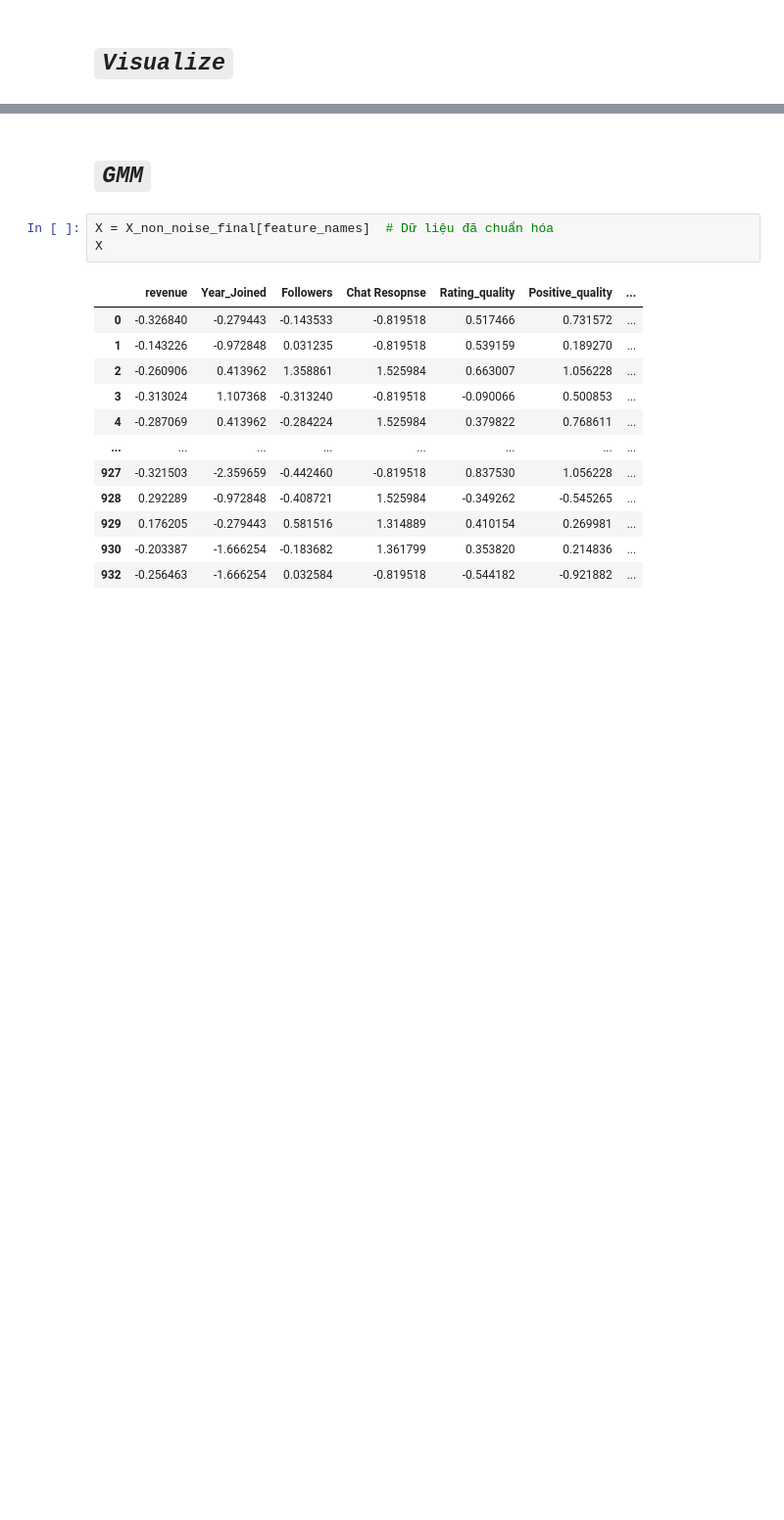
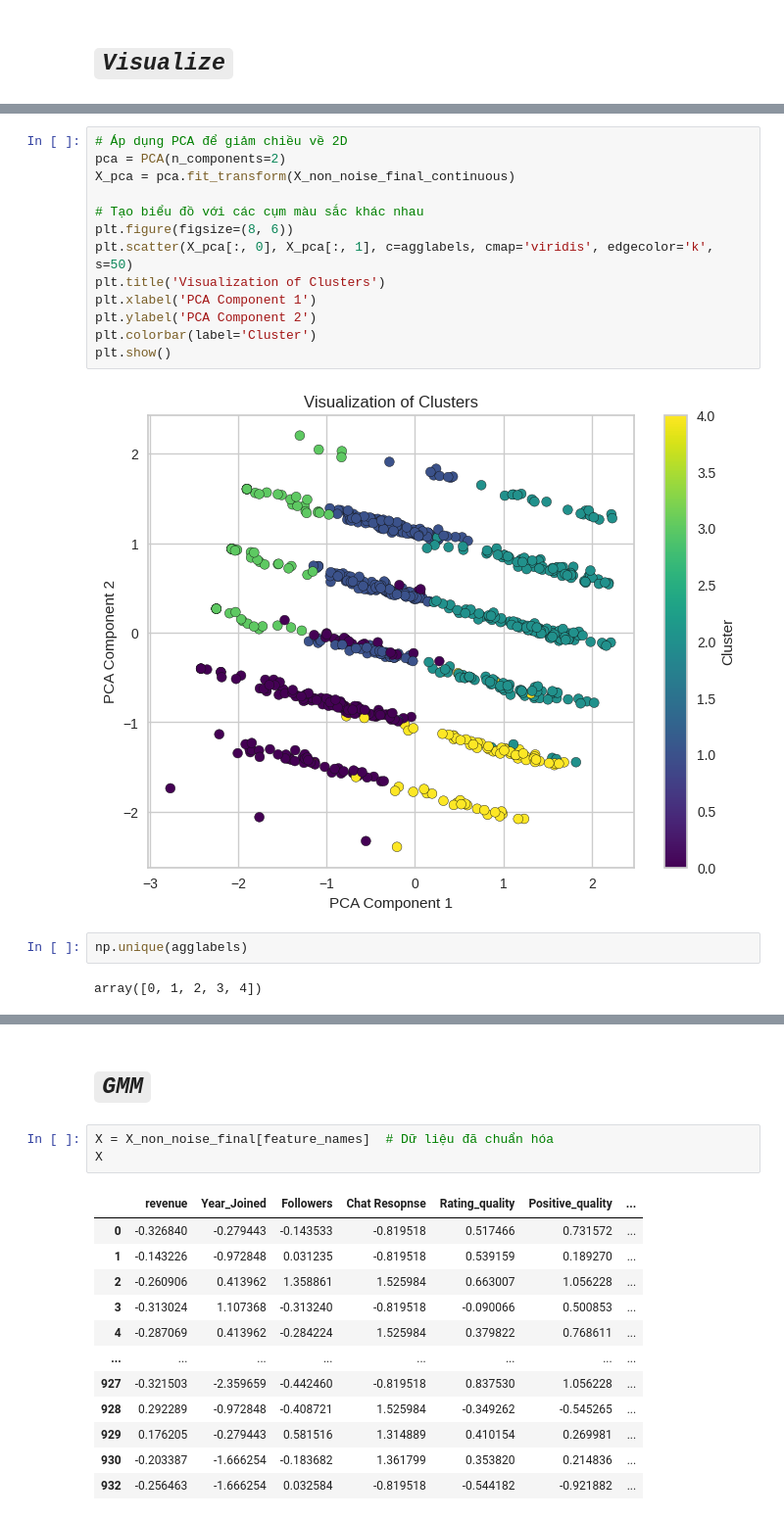
Before and after one commit to vdat-18/E-Commerce-Data-Analysis, a Jupyter notebook: Code/Data_Analysis_(Tiki).ipynb, the cells around one changed output, grey strips where cells are left out. Shown at 98% size. Drawn from its saved outputs; the diff is of its cells as text; blank space fills up the shorter version.

```diff
--- a/Code/Data_Analysis_(Tiki).ipynb
+++ b/Code/Data_Analysis_(Tiki).ipynb
@@ -1033,0 +1067,19 @@ plt.show()
+# %%
+# Áp dụng PCA để giảm chiều về 2D
+pca = PCA(n_components=2)
+X_pca = pca.fit_transform(X_non_noise_final_continuous)
+
+# Tạo biểu đồ với các cụm màu sắc khác nhau
+plt.figure(figsize=(8, 6))
+plt.scatter(X_pca[:, 0], X_pca[:, 1], c=agglabels, cmap='viridis', edgecolor='k', s=50)
+plt.title('Visualization of Clusters')
+plt.xlabel('PCA Component 1')
+plt.ylabel('PCA Component 2')
+plt.colorbar(label='Cluster')
+plt.show()
+# %% [output]
+[figure, added]
+# %%
+np.unique(agglabels)
+# %% [output]
+array([0, 1, 2, 3, 4])
```
Also changed, not shown: parts of 24 cells of this notebook.
